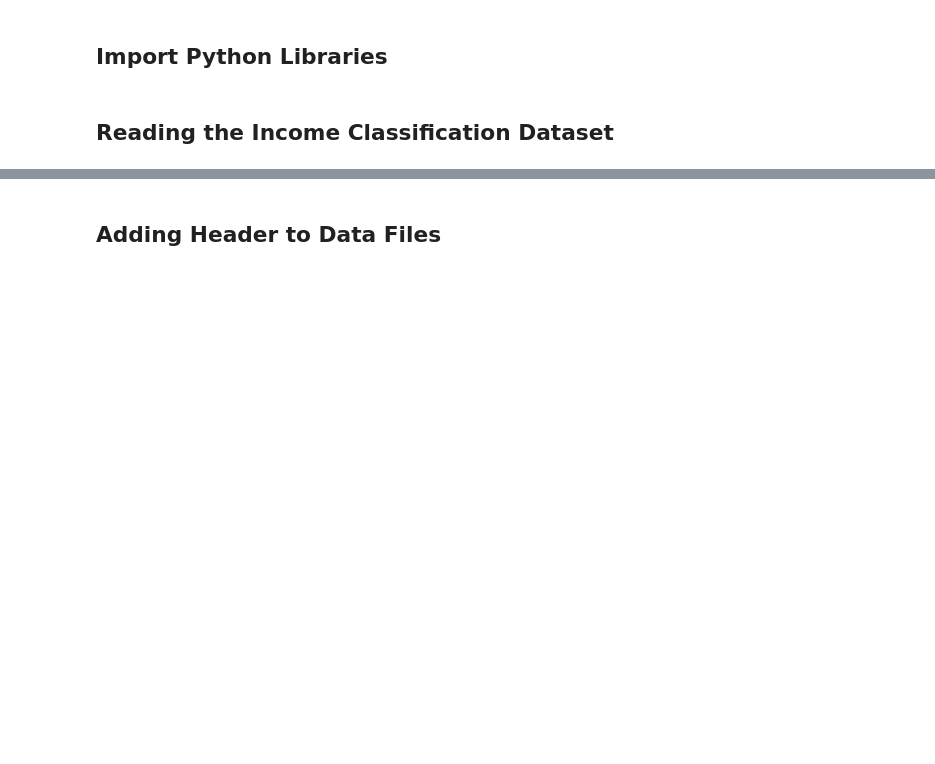
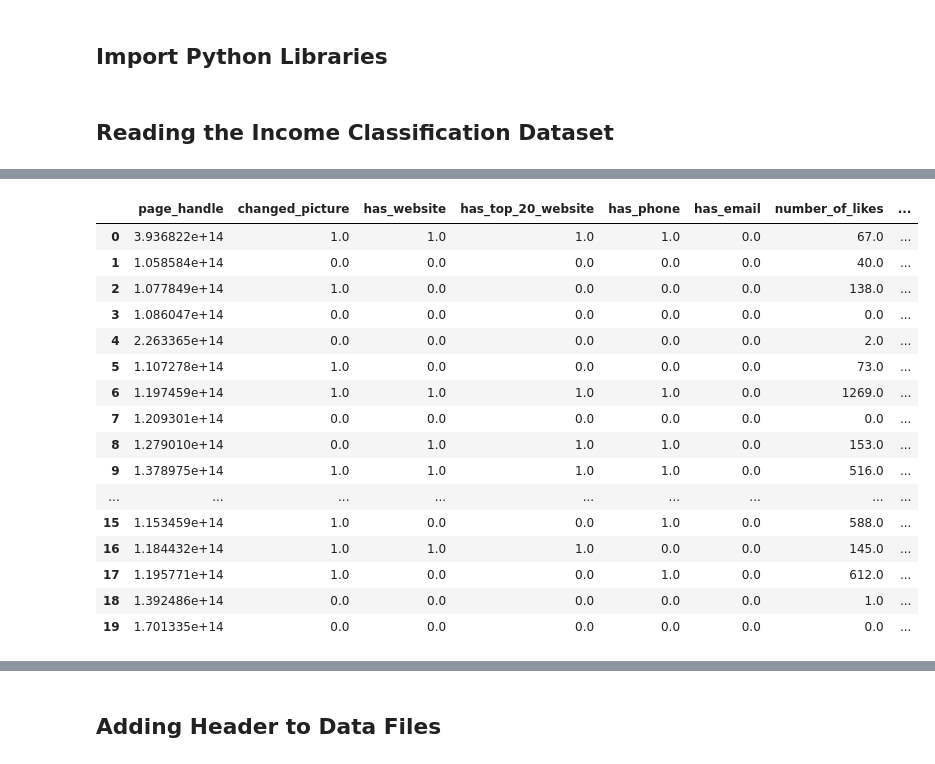
Before and after one commit to liadwg/data_mining_workshop, a Jupyter notebook: like_prediction_workshop.ipynb, the cells around one changed output, grey strips where cells are left out. Cells and saved outputs as stored; diff of their text form; code cells hidden in the pictures; blank space fills up the shorter version.

Commit message:
data loading

```diff
--- a/like_prediction_workshop.ipynb
+++ b/like_prediction_workshop.ipynb
@@ -46,0 +15,83 @@ dtype: object
+# %%
+data = pd.read_csv('fb_pages240117.csv')
+
+columns_to_drop = ['manual_match','company_type', 'bigrams_intersection', 'times_prosecutor', 'times_defendant', 'days_from_company_status_to_now',
+                   'companies_general_info_columns', 'distinct_interacting_users_1qr_before_status', 'distinct_interacting_users_2qr_before_status', 'distinct_interacting_users_3qr_before_status', 'distinct_interacting_users_4qr_before_status',
+                   'distinct_commentators_1qr_months_before_status', 'distinct_commentators_2qr_months_before_status', 'distinct_commentators_3qr_months_before_status', 'distinct_commentators_4qr_months_before_status',
+                   'distinct_commentators_6months_before_status', 'distinct_commentators_12months_before_status', 'distinct_commentators_6months_after_status',
+                   'distinct_interacting_users_6months_before_status', 'distinct_interacting_users_12months_before_status', 'distinct_interacting_users_6months_after_status',
+                   'last_time_of_post_with_comment', 'last_post_with_reaction_time', 'has_country_state', 'has_country_or_state_or_city', 'has_more_than_100_likes', 'has_more_than_10_likes', 'has_more_than_1_likes',
+                   'company_name', 'company_id', 'company_status_date', 'times_unknown_appearences', 'phone', 'email',
+                   'page_name', 'companies_posts_comments_new_columns', 'companies_posts_reactions_columns', 'companies_events_columns', 'last_event_time', 'first_event_time',
+                   'companies_photos', 'companies_posts_columns', 'first_time_of_post_with_comment', 'first_post_with_reaction_time', 'companies_posts_calculation_date',
+                   'last_post_time', 'is_published', 'is_community_page', 'total_maybe', 'min_maybe_per_event', 'max_maybe_per_event',
+                   'avg_maybe_per_event', 'total_noreply', 'min_noreply_per_event', 'max_noreply_per_event', 'avg_noreply_per_event',
+                   'min_number_of_people_tagged_in_photos', 'max_number_of_people_tagged_in_photos', 'avg_number_of_people_tagged_in_photos_when_more_than_zero',
+                   'number_of_photos_1qr_before_status', 'number_of_photos_2qr_before_status', 'number_of_photos_3qr_before_status', 'number_of_photos_4qr_before_status',
+                   'number_of_photos_6months_before_status', 'number_of_photos_12months_before_status', 'days_from_last_post_to_now', 'days_from_last_post_to_company_status']
+
+data = data.drop(columns_to_drop, axis = 1)
+data = data[np.isfinite(data['number_of_likes'])]
+
+columns = list(data)
+nun_numeric_variables = []
+for c in columns:
+    if (data[c].dtypes != np.float64) and (data[c].dtypes != np.int64):
+        nun_numeric_variables.append(c)
+
+categorical_variables = ['category_list', 'category']
+binary_variables = ['is_unclaimed', 'is_verified', 'is_permanently_closed']
+date_variables = ['start_info','first_photo_time', 'last_photo_time', 'first_post_time']
+
+
+
+
+data[categorical_variables] = data[categorical_variables].fillna('unknown') # NaN to unknown
+data =  data.drop('category_list', axis = 1)
+
+for variable in binary_variables:
+    data[variable] = data[variable].astype(int)
+
+data = data.drop(date_variables, axis = 1) #TODO: change date to days till today
+
+counter_variables = ['general_info_words', 'general_info_length', 'description_length', 'description_words',
+                     'about_length', 'about_words', 'products_length', 'products_words', 'number_of_different_months_with_comments',
+                     'total_posts_with_comments', 'distinct_commentators', 'number_of_different_months_with_reactions', 'total_posts_with_reactions',
+                     'distinct_interacting_users', 'total_attending', 'min_attending_per_event', 'max_attending_per_event', 'avg_attending_per_event', 'total_interested',
+                     'min_interested_per_event', 'max_interested_per_event', 'avg_interested_per_event', 'total_declined',
+                     'min_declined_per_post', 'max_declined_per_post','avg_declined_per_post', 'number_of_photos_with_tagged_people_without_self',
+                     'number_of_different_photo_uploaders', 'number_of_photos_with_tagged_people_without_self', 'total_number_of_people_tagged_in_photos',
+                     'number_of_photos_self_tagged', 'avg_number_of_people_tagged_in_photos', 'number_of_different_months_for_photos',
+                     'total_photos', 'number_of_albums', 'number_of_normal_albums', 'number_of_wall_albums', 'number_of_mobile_albums',
+                     'number_of_cover_albums', 'number_of_profile_albums', 'number_of_app_albums', 'number_of_null_albums', 'number_of_photos_in_normal_albums',
+                     'number_of_photos_in_wall_albums', 'number_of_photos_in_mobile_albums', 'number_of_photos_in_cover_albums', 'number_of_photos_in_profile_albums',
+                     'number_of_photos_in_app_albums', 'number_of_photos_in_null_albums']
+
+data[counter_variables] = data[counter_variables].fillna(0)
+
+category_dv = pd.get_dummies(data['category']) #TODO: check category_list
+pp_data = pd.concat([data, category_dv], axis=1)
+# for  c in list(data):
+#     if np.sum(data[c].isnull()) > 0:
+#         print c, np.sum(data[c].isnull())
+
+# data.isnull().any().any()
+pp_data.head(20)
+# %% [output]
+|  | page_handle | changed_picture | has_website | has_top_20_website | has_phone | has_email | number_of_likes | ... |
+| 0 | 3.936822e+14 | 1.0 | 1.0 | 1.0 | 1.0 | 0.0 | 67.0 | ... |
+| 1 | 1.058584e+14 | 0.0 | 0.0 | 0.0 | 0.0 | 0.0 | 40.0 | ... |
+| 2 | 1.077849e+14 | 1.0 | 0.0 | 0.0 | 0.0 | 0.0 | 138.0 | ... |
+| 3 | 1.086047e+14 | 0.0 | 0.0 | 0.0 | 0.0 | 0.0 | 0.0 | ... |
+| 4 | 2.263365e+14 | 0.0 | 0.0 | 0.0 | 0.0 | 0.0 | 2.0 | ... |
+| 5 | 1.107278e+14 | 1.0 | 0.0 | 0.0 | 0.0 | 0.0 | 73.0 | ... |
+| 6 | 1.197459e+14 | 1.0 | 1.0 | 1.0 | 1.0 | 0.0 | 1269.0 | ... |
+| 7 | 1.209301e+14 | 0.0 | 0.0 | 0.0 | 0.0 | 0.0 | 0.0 | ... |
+| 8 | 1.279010e+14 | 0.0 | 1.0 | 1.0 | 1.0 | 0.0 | 153.0 | ... |
+| 9 | 1.378975e+14 | 1.0 | 1.0 | 1.0 | 1.0 | 0.0 | 516.0 | ... |
+| ... | ... | ... | ... | ... | ... | ... | ... | ... |
+| 15 | 1.153459e+14 | 1.0 | 0.0 | 0.0 | 1.0 | 0.0 | 588.0 | ... |
+| 16 | 1.184432e+14 | 1.0 | 1.0 | 1.0 | 0.0 | 0.0 | 145.0 | ... |
+| 17 | 1.195771e+14 | 1.0 | 0.0 | 0.0 | 1.0 | 0.0 | 612.0 | ... |
+| 18 | 1.392486e+14 | 0.0 | 0.0 | 0.0 | 0.0 | 0.0 | 1.0 | ... |
+| 19 | 1.701335e+14 | 0.0 | 0.0 | 0.0 | 0.0 | 0.0 | 0.0 | ... |
```
Also changed, not shown: parts of 2 cells of this notebook.
